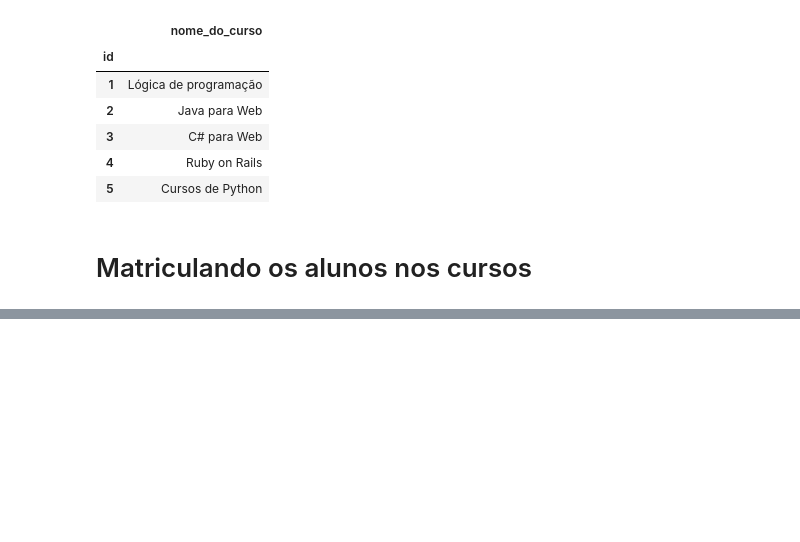
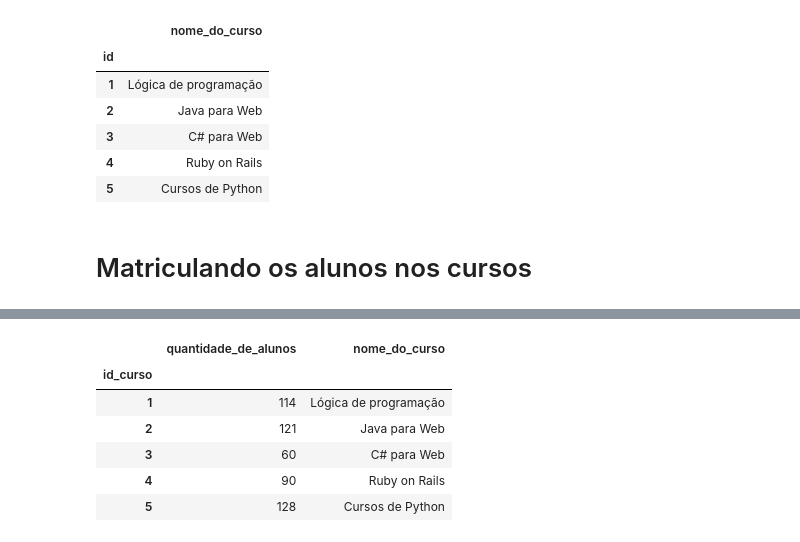
Before and after one commit to GabrielTB1/Pandas-IO, a Jupyter notebook: Pandas_IO.ipynb, the cells around one changed output, grey strips where cells are left out. Drawn from its saved outputs; the diff is of its cells as text; code cells hidden in the pictures; blank space fills up the shorter version.

```diff
--- a/Pandas_IO.ipynb
+++ b/Pandas_IO.ipynb
@@ -213,0 +303,12 @@ Name: matriculas, dtype: int64
+# %%
+matriculas_por_curso = matriculas.groupby('id_curso').count().join(cursos['nome_do_curso']).rename(columns={'id_aluno':'quantidade_de_alunos'})
+# %%
+matriculas_por_curso.head(5)
+# %% [output]
+|  | quantidade_de_alunos | nome_do_curso |
+| id_curso |  |  |
+| 1 | 114 | Lógica de programação |
+| 2 | 121 | Java para Web |
+| 3 | 60 | C# para Web |
+| 4 | 90 | Ruby on Rails |
+| 5 | 128 | Cursos de Python |
```
Also changed, not shown: parts of 19 cells of this notebook.
